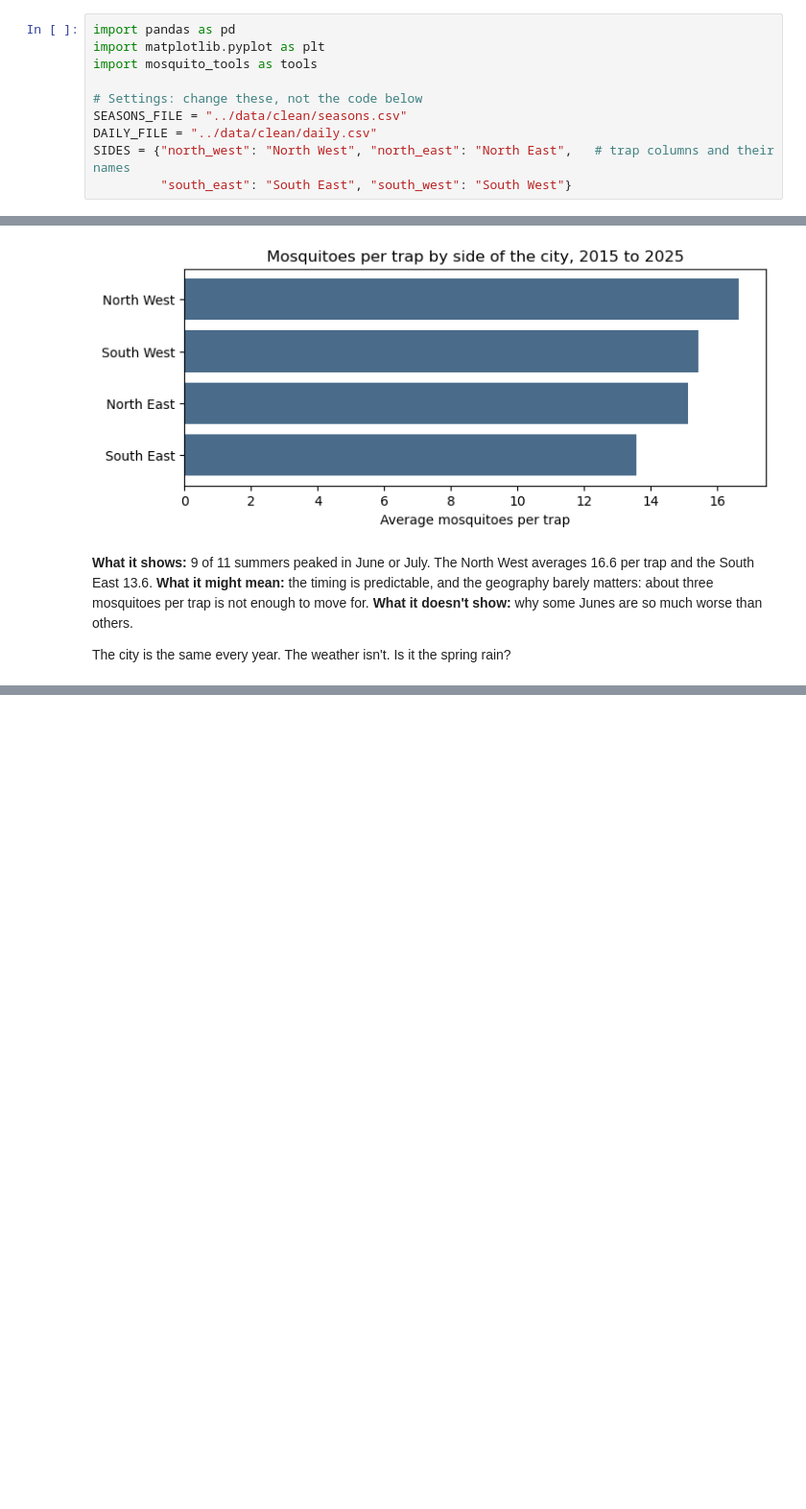
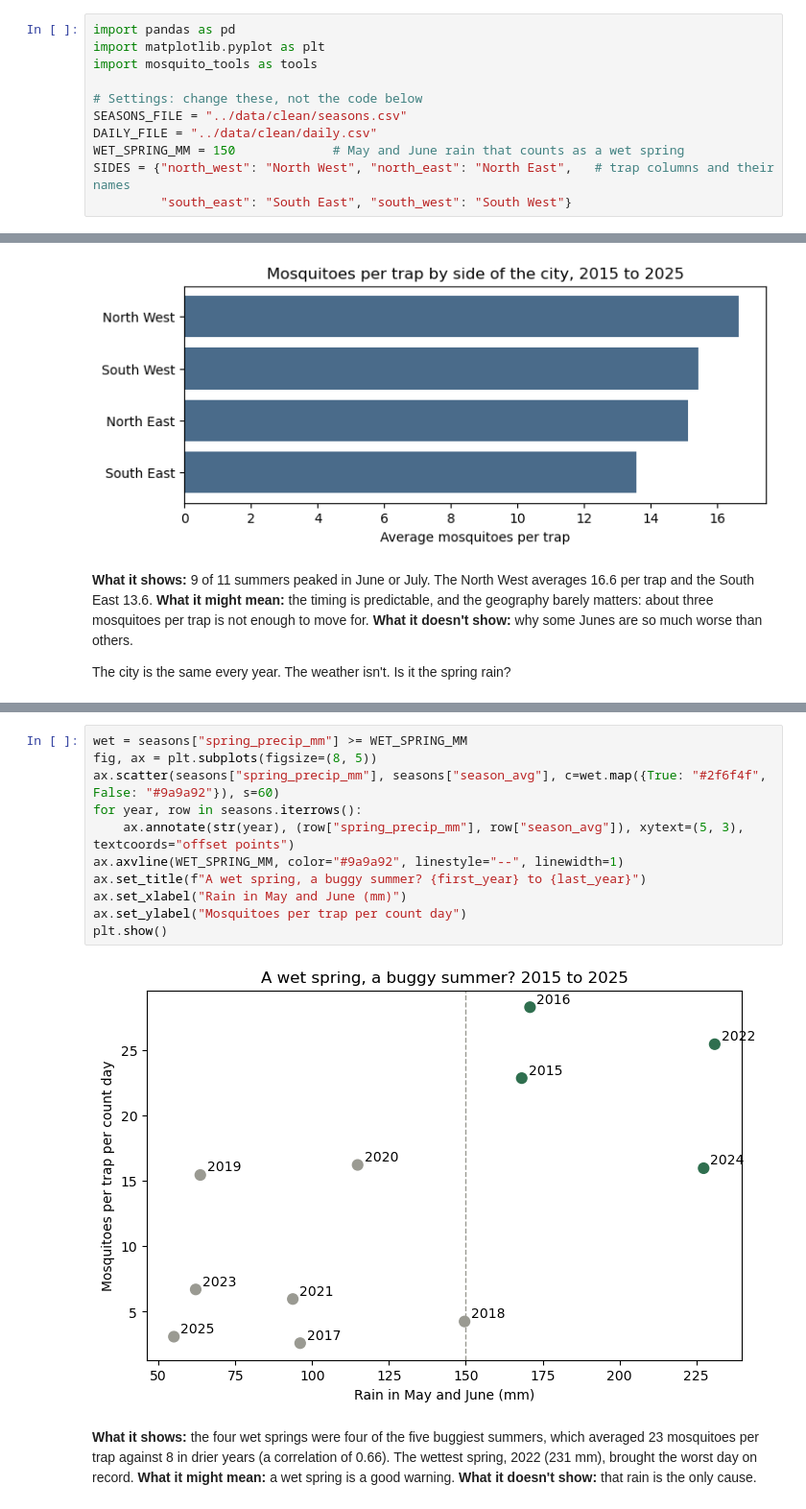
Before and after one commit to macrrc/comp-2040-mosquito-story-exemplar, a Jupyter notebook: notebooks/03-story.ipynb, the cells around one changed output, grey strips where cells are left out. Shown at 96% size. Drawn from its saved outputs; the diff is of its cells as text; blank space fills up the shorter version.

Commit message:
Story chapter 3: is it the rain?

```diff
--- a/notebooks/03-story.ipynb
+++ b/notebooks/03-story.ipynb
@@ -15,6 +15,7 @@ import mosquito_tools as tools
 # Settings: change these, not the code below
 SEASONS_FILE = "../data/clean/seasons.csv"
 DAILY_FILE = "../data/clean/daily.csv"
+WET_SPRING_MM = 150             # May and June rain that counts as a wet spring
 SIDES = {"north_west": "North West", "north_east": "North East",   # trap columns and their names
          "south_east": "South East", "south_west": "South West"}
 # %%
@@ -66,0 +73,18 @@ The city is the same every year. The weather isn't. Is it the spring rain?
+# %%
+wet = seasons["spring_precip_mm"] >= WET_SPRING_MM
+fig, ax = plt.subplots(figsize=(8, 5))
+ax.scatter(seasons["spring_precip_mm"], seasons["season_avg"], c=wet.map({True: "#2f6f4f", False: "#9a9a92"}), s=60)
+for year, row in seasons.iterrows():
+    ax.annotate(str(year), (row["spring_precip_mm"], row["season_avg"]), xytext=(5, 3), textcoords="offset points")
+ax.axvline(WET_SPRING_MM, color="#9a9a92", linestyle="--", linewidth=1)
+ax.set_title(f"A wet spring, a buggy summer? {first_year} to {last_year}")
+ax.set_xlabel("Rain in May and June (mm)")
+ax.set_ylabel("Mosquitoes per trap per count day")
+plt.show()
+# %% [output]
+[figure, added]
+# %% [markdown]
+**What it shows:** the four wet springs were four of the five buggiest summers,
+which averaged 23 mosquitoes per trap against 8 in drier years (a correlation of
+0.66). The wettest spring, 2022 (231 mm), brought the worst day on record.
+**What it might mean:** a wet spring is a good warning. **What it doesn't show:** that rain is the only cause.
```
Also changed, not shown: parts of 1 cell of this notebook.
